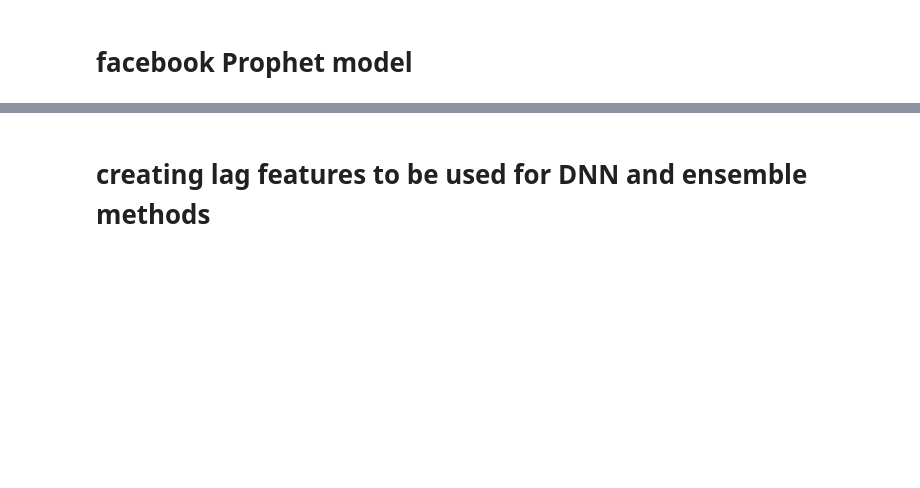
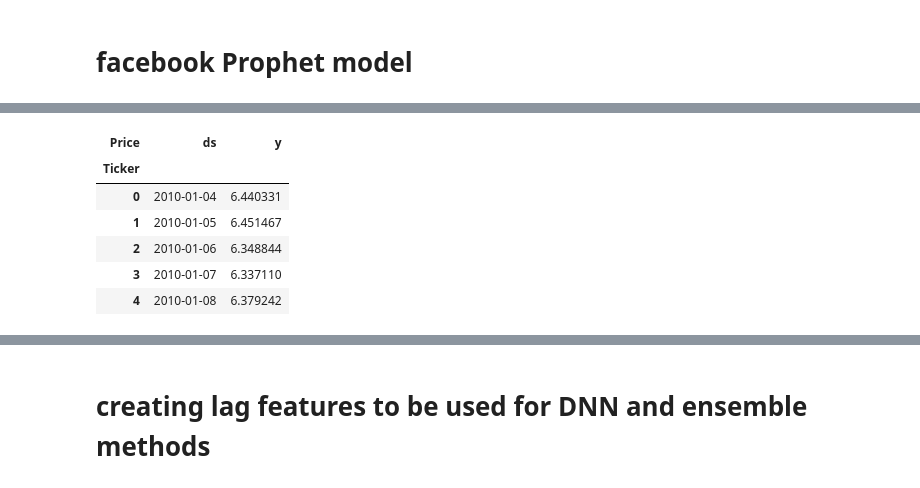
Before and after one commit to apoorvapu/data_science, a Jupyter notebook: stock-price-prediction.ipynb, the cells around one changed output, grey strips where cells are left out. Cells and saved outputs as stored; diff of their text form; code cells hidden in the pictures; blank space fills up the shorter version.

```diff
--- a/stock-price-prediction.ipynb
+++ b/stock-price-prediction.ipynb
@@ -97,14 +120,21 @@ plt.show()
 # %%
 from prophet import Prophet
-Prophet.set_backend("cmdstanpy")
 
 from prophet.diagnostics import cross_validation, performance_metrics
 from sklearn.metrics import mean_squared_error, mean_absolute_error, r2_score
 from sklearn.model_selection import ParameterGrid
 
 prophet_data=data.reset_index()
 prophet_data=prophet_data.rename(columns={'Date':'ds','close price':'y'})
 prophet_data.head()
+# %% [output]
+| Price | ds | y |
+| Ticker |  |  |
+| 0 | 2010-01-04 | 6.440331 |
+| 1 | 2010-01-05 | 6.451467 |
+| 2 | 2010-01-06 | 6.348844 |
+| 3 | 2010-01-07 | 6.337110 |
+| 4 | 2010-01-08 | 6.379242 |
 # %%
 # 2. Train-Validation-Test Split
 train_size = int(0.7 * len(prophet_data))  # 70% train
```
Also changed, not shown: parts of 6 cells of this notebook.
